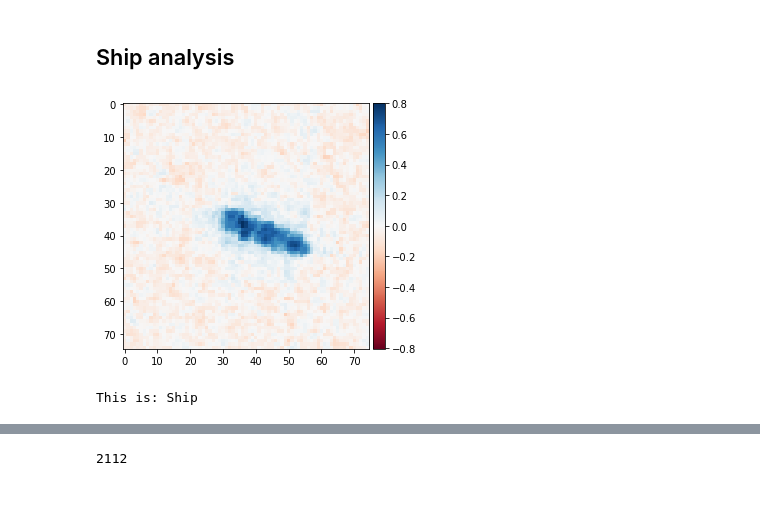
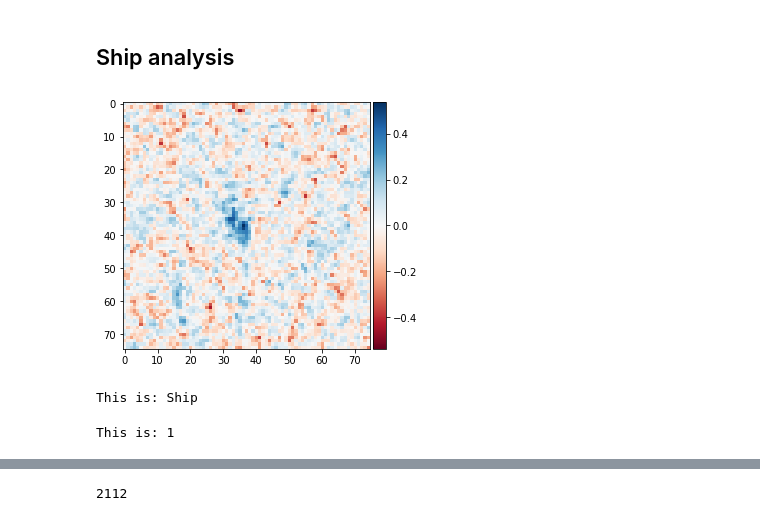
Before and after one commit to camillesauer/ClimateProject---E3, a Jupyter notebook: Data analysis/Data analysis.ipynb, the cells around one changed output, grey strips where cells are left out. Drawn from its saved outputs; the diff is of its cells as text; code cells hidden in the pictures.

```diff
--- a/Data analysis/Data analysis.ipynb
+++ b/Data analysis/Data analysis.ipynb
@@ -42,11 +42,15 @@ shape of picture: (4113,)
 # %% [markdown]
 ## Ship analysis
 # %%
-ix = 100#0-4112
+ix = 7
 imshow(np.squeeze(X_train[ix,:,:,2]))#Looking at the combined channel
 plt.show()
 labels = ['Ship','Iceberg']  #0 is no iceberg(ship) and 1 is iceberg
 print ('This is:',labels[int(Y_train[ix])])
 # %% [output]
-[figure, old version]
+[figure, new version]
 This is: Ship
+# %%
+print ('This is:',int(Y_train[ix]))
+# %% [output]
+This is: 1
```
Also changed, not shown: parts of 1 cell of this notebook, 13 other files.
